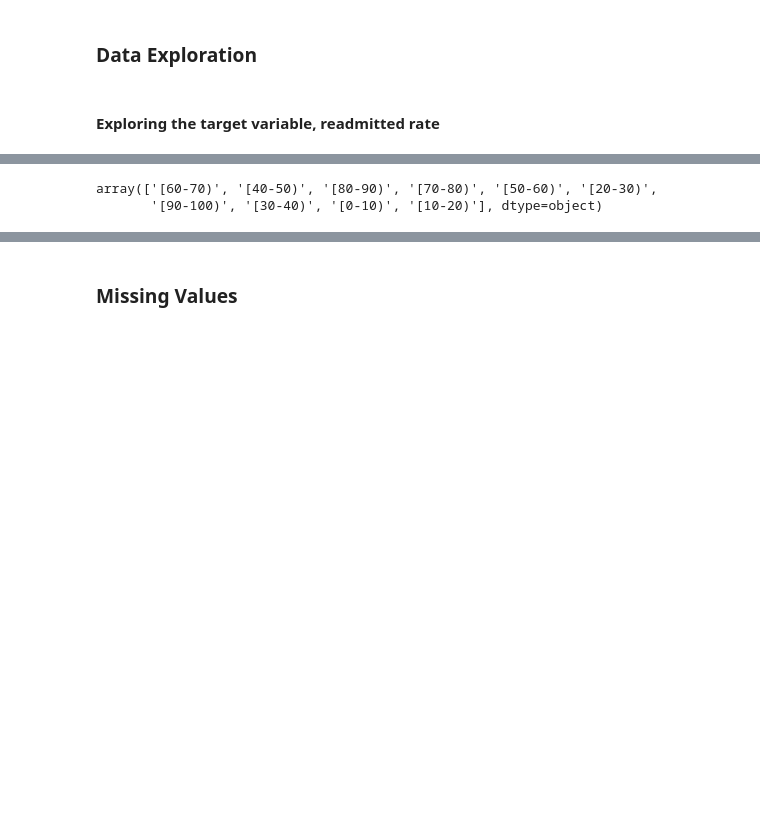
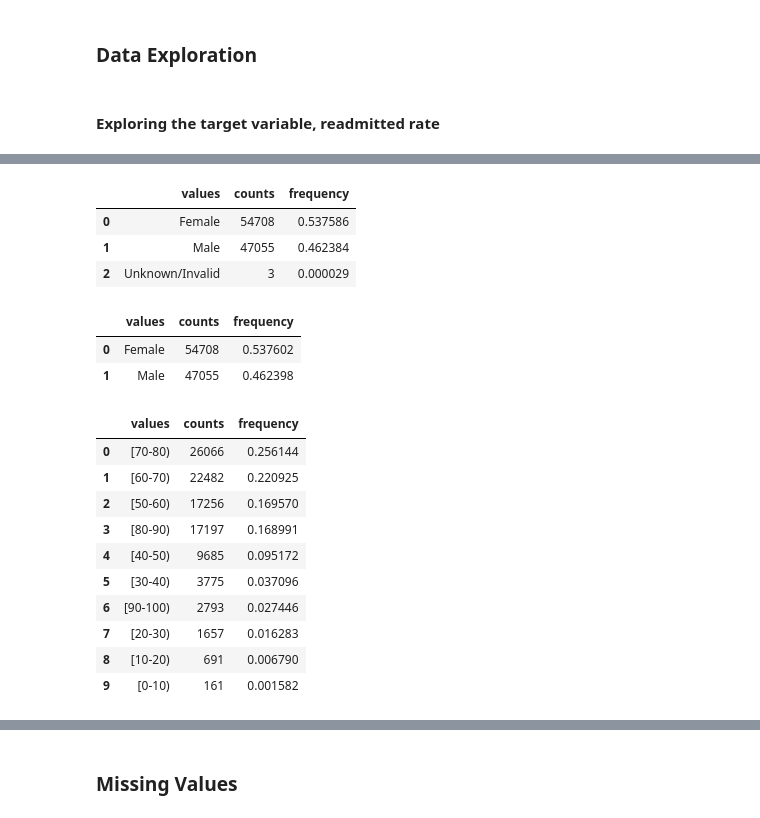
Before and after one commit to csongdechakraiwut/Capstone_Diabetes, a Jupyter notebook: Xing/capstone_scrapbook.ipynb, the cells around one changed output, grey strips where cells are left out. Cells and saved outputs as stored; diff of their text form; code cells hidden in the pictures; blank space fills up the shorter version.

```diff
--- a/Xing/capstone_scrapbook.ipynb
+++ b/Xing/capstone_scrapbook.ipynb
@@ -81,0 +50,7 @@ dtype: int64
+# %%
+def summarize_feature(dataframe,feature):
+    feature_summary = {'values':dataframe[feature].value_counts().index.tolist(),
+                     'counts':dataframe[feature].value_counts().values.tolist(),
+                     'frequency': dataframe[feature].value_counts(normalize = True).values.tolist()}
+    feature_summary = pd.DataFrame(feature_summary)
+    return feature_summary
@@ -94,4 +87,4 @@ array(['Caucasian', 'AfricanAmerican', '?', 'Asian', 'Other', 'Hispanic'],
 # %%
-dict_race = {'?': 0, 'Caucasian':1, 'AfricanAmerican':2,'Asian':3,'Other':4,'Hispanic':5}
+dict_race = {'?': -999, 'Caucasian':1, 'AfricanAmerican':2,'Asian':3,'Other':4,'Hispanic':5}
 df.race.replace(dict_race, inplace=True)
-#impute race feature with nominal values
+#impute race feature with nominal values, '?' is imputed with -999
@@ -102,12 +101,37 @@ array(['Female', 'Male', 'Unknown/Invalid'], dtype=object)
+# %%
+summarize_feature(df, 'gender')
+# %% [output]
+|  | values | counts | frequency |
+| 0 | Female | 54708 | 0.537586 |
+| 1 | Male | 47055 | 0.462384 |
+| 2 | Unknown/Invalid | 3 | 0.000029 |
+# %%
+df = df[df.gender != 'Unknown/Invalid']
+#only 3 unknown/invalid, drop rows
 # %%
-dict_gender = {'Unknown/Invalid': 0, 'Female':1, 'Male':2}
+dict_gender = {'Female':0, 'Male':1}
 df.gender.replace(dict_gender, inplace=True)
 #impute gender feature with nominal value
-# %%
-df.age.unique()
-# %% [output]
-array(['[60-70)', '[40-50)', '[80-90)', '[70-80)', '[50-60)', '[20-30)',
-       '[90-100)', '[30-40)', '[0-10)', '[10-20)'], dtype=object)
+# %%
+summarize_feature(df, 'gender')
+# %% [output]
+|  | values | counts | frequency |
+| 0 | Female | 54708 | 0.537602 |
+| 1 | Male | 47055 | 0.462398 |
+# %%
+summarize_feature(df, 'age')
+# %% [output]
+|  | values | counts | frequency |
+| 0 | [70-80) | 26066 | 0.256144 |
+| 1 | [60-70) | 22482 | 0.220925 |
+| 2 | [50-60) | 17256 | 0.169570 |
+| 3 | [80-90) | 17197 | 0.168991 |
+| 4 | [40-50) | 9685 | 0.095172 |
+| 5 | [30-40) | 3775 | 0.037096 |
+| 6 | [90-100) | 2793 | 0.027446 |
+| 7 | [20-30) | 1657 | 0.016283 |
+| 8 | [10-20) | 691 | 0.006790 |
+| 9 | [0-10) | 161 | 0.001582 |
 # %%
 dict_age = {'[60-70)': 65,
             '[40-50)':45,
```
Also changed, not shown: parts of 32 cells of this notebook.
